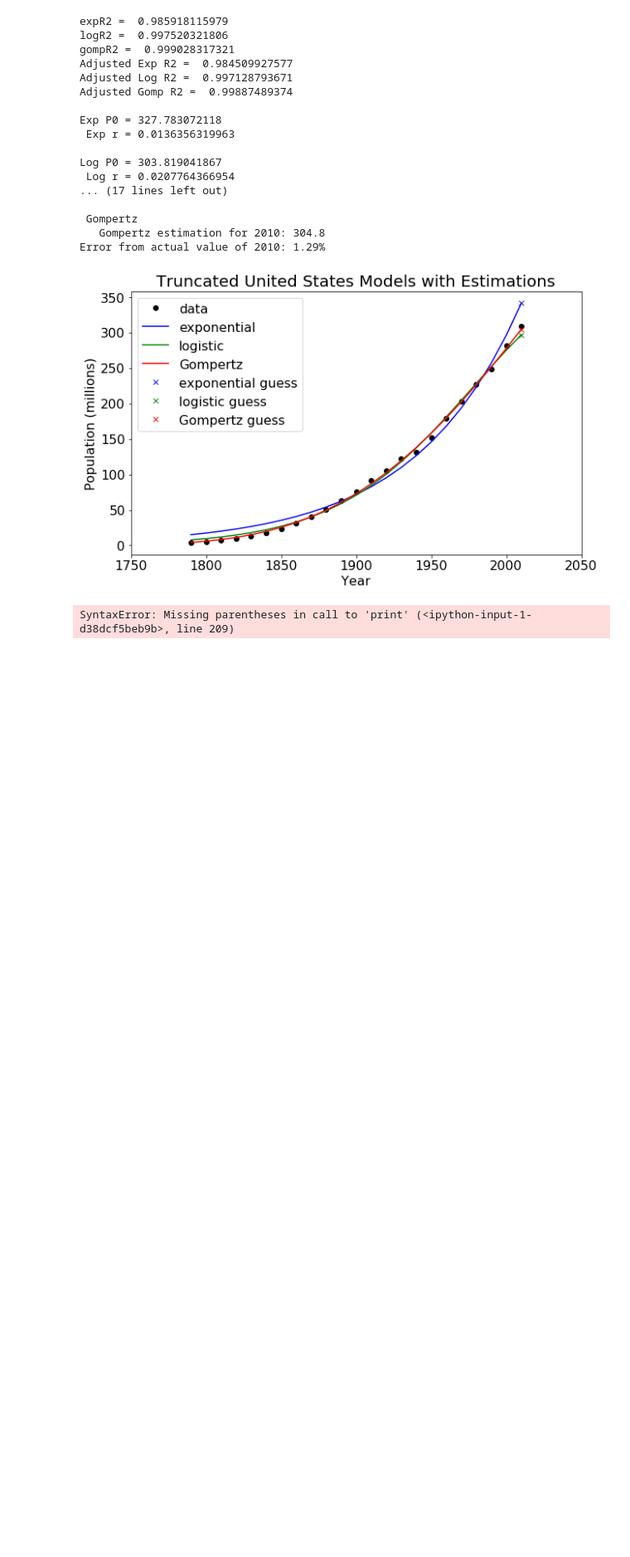
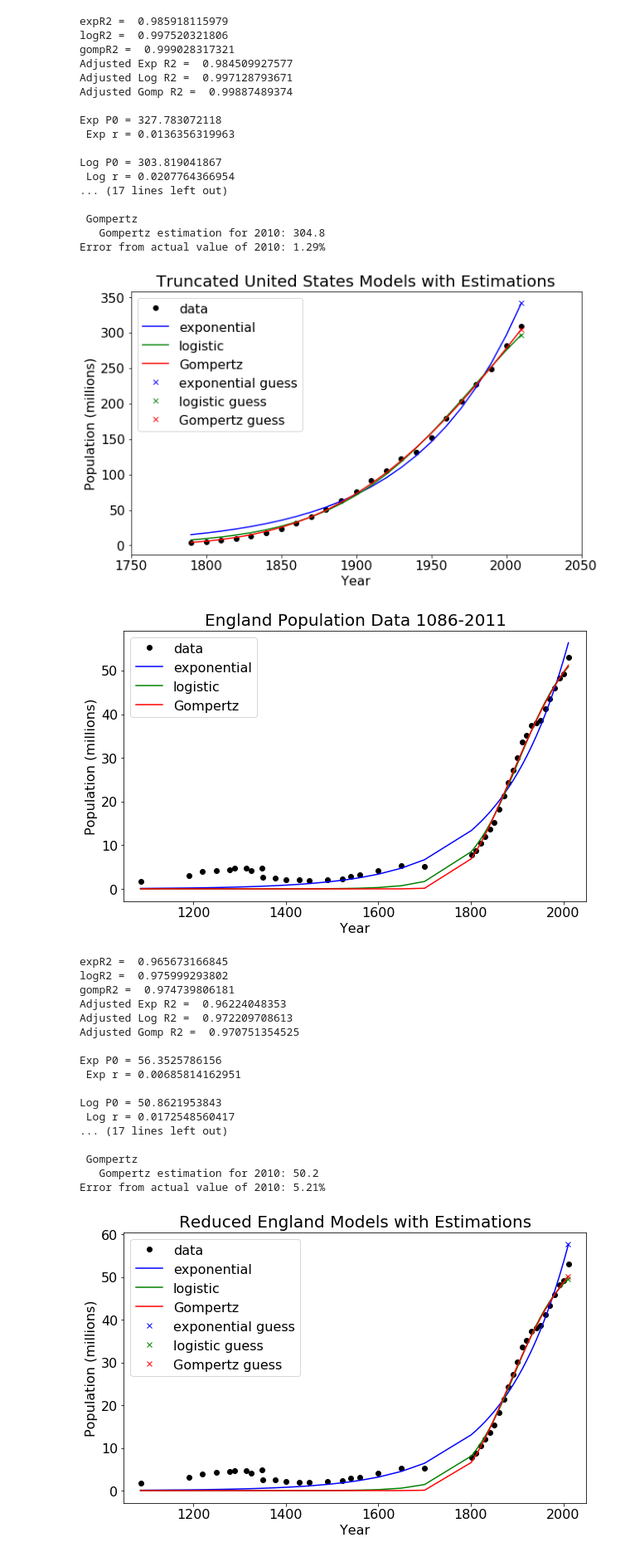
Before and after one commit to BananaBonanza/cwuMath475, a Jupyter notebook: butlerPopulationProject.ipynb, the cells around one changed output. Shown at 83% size. Drawn from its saved outputs; the diff is of its cells as text; code cells hidden in the pictures; blank space fills up the shorter version.

```diff
--- a/butlerPopulationProject.ipynb
+++ b/butlerPopulationProject.ipynb
@@ -544,7 +544,7 @@ plt.plot(UKYears, P_log, color='g', label="logistic")
 plt.plot(UKYears, P_gomp, color='r', label = 'Gompertz')
 plt.ylabel('Population (millions)', fontsize=16)
 plt.xlabel('Year', fontsize=16)
-plt.title('United Kingdom Population Data 1086-2011', fontsize=20)
+plt.title('England Population Data 1086-2011', fontsize=20)
 plt.legend(loc=2, fontsize=16)
 #plt.xlim([-250, 10])
 plt.xlim([1050,2050])
@@ -658,32 +658,50 @@ print "Error from actual value of 2010: {}%".format(round((np.absolute(gomp_est_
 #--------------------------------------------------------------
 # Plotting the models with the omission, as well as predictions
 #--------------------------------------------------------------
 
 plt.figure(figsize=(10,6))
 plt.rc('xtick', labelsize=16)
 plt.rc('ytick', labelsize=16)
 #
 #Plotting the data points
 plt.plot(UKYears, UKPop, 'o', color='k', label='data')
 #First, draw the exponential model,
 plt.plot(UKYears, P_exp_past, color='b', label='exponential')
 #then the logistic model,
 plt.plot(UKYears, P_log_past, color='g', label="logistic")
 #and finally Gompertz model.
 plt.plot(UKYears, P_gomp_past, color='r', label = 'Gompertz')
 # ----- The next three are all the predicted values for 2010 ----
 plt.plot(2010, exp_est_2011, 'x', color='b', label='exponential guess')
 plt.plot(2010, log_est_2011, 'x', color='g', label='logistic guess')
 plt.plot(2010, gomp_est_2011, 'x', color='r', label='Gompertz guess')
 #
 plt.ylabel('Population (millions)', fontsize=16)
 plt.xlabel('Year', fontsize=16)
-plt.title('Truncated United Kingdom Models with Estimations', fontsize=20)
+plt.title('Reduced England Models with Estimations', fontsize=20)
 plt.legend(loc=2, fontsize=16)
 #plt.xlim([-250, 10])
 plt.xlim([1050, 2050])
 plt.savefig('UKPopLOO.png')
 plt.show()
 plt.close()
 # %% [output]
+[figure, added]
-SyntaxError: Missing parentheses in call to 'print' (<ipython-input-1-d38dcf5beb9b>, line 209)
+expR2 =  0.965673166845
+logR2 =  0.975999293802
+gompR2 =  0.974739806181
+Adjusted Exp R2 =  0.96224048353
+Adjusted Log R2 =  0.972209708613
+Adjusted Gomp R2 =  0.970751354525
+
+Exp P0 = 56.3525786156
+ Exp r = 0.00685814162951
+
+Log P0 = 50.8621953843
+ Log r = 0.0172548560417
+... (17 lines left out)
+
+ Gompertz
+   Gompertz estimation for 2010: 50.2
+Error from actual value of 2010: 5.21%
+[figure, added]
```
